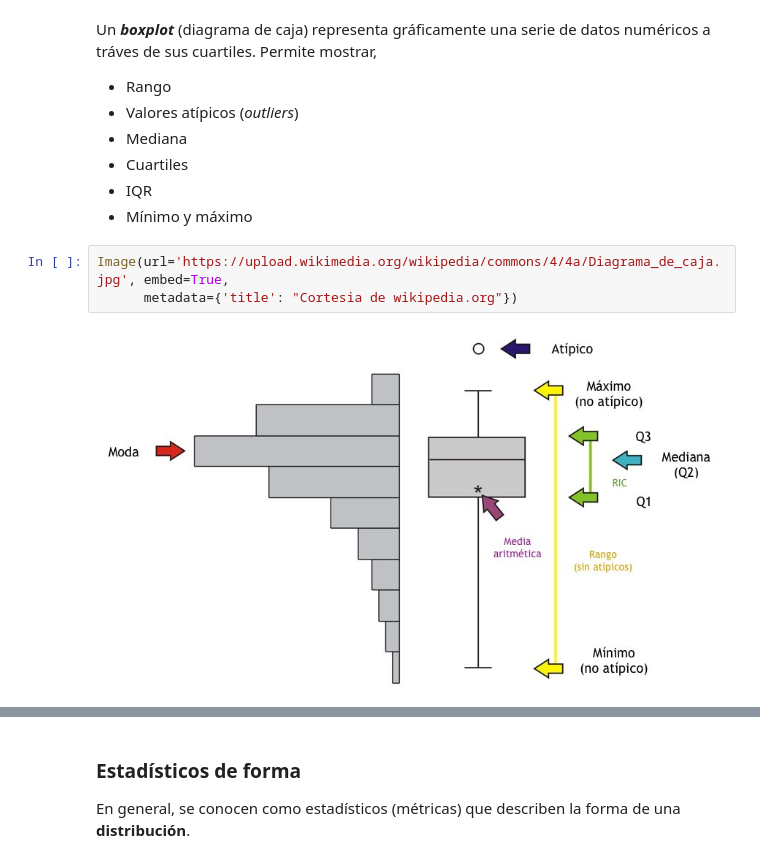
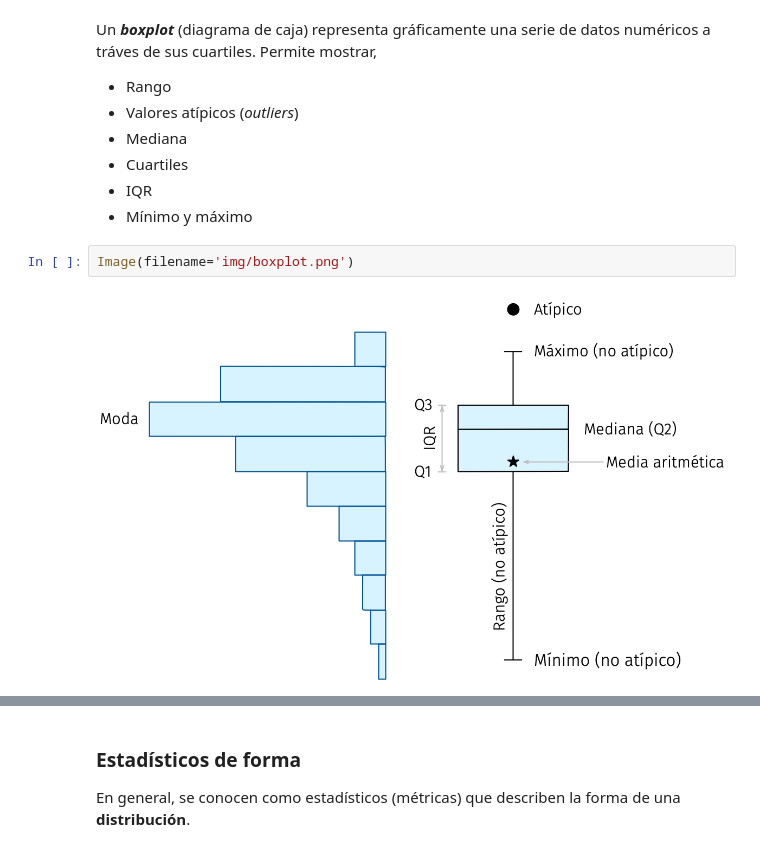
Before and after one commit to ahar0n/python-notebooks, a Jupyter notebook: 07 EDA con Python/0701 Introduccion y descripcion de datos.ipynb, the cells around one changed output, grey strips where cells are left out. Drawn from its saved outputs; the diff is of its cells as text.

```diff
--- a/07 EDA con Python/0701 Introduccion y descripcion de datos.ipynb
+++ b/07 EDA con Python/0701 Introduccion y descripcion de datos.ipynb
@@ -227,8 +288,7 @@ Un ___boxplot___ (diagrama de caja) representa gráficamente una serie de datos
 - Cuartiles
 - IQR
 - Mínimo y máximo
-# %%
-Image(url='https://upload.wikimedia.org/wikipedia/commons/4/4a/Diagrama_de_caja.jpg', embed=True,
-      metadata={'title': "Cortesia de wikipedia.org"})
-# %% [output]
-[figure, removed]
+# %%
+Image(filename='img/boxplot.png')
+# %% [output]
+[figure, added]
```
Also changed, not shown: parts of 44 cells of this notebook, 1 other file.
